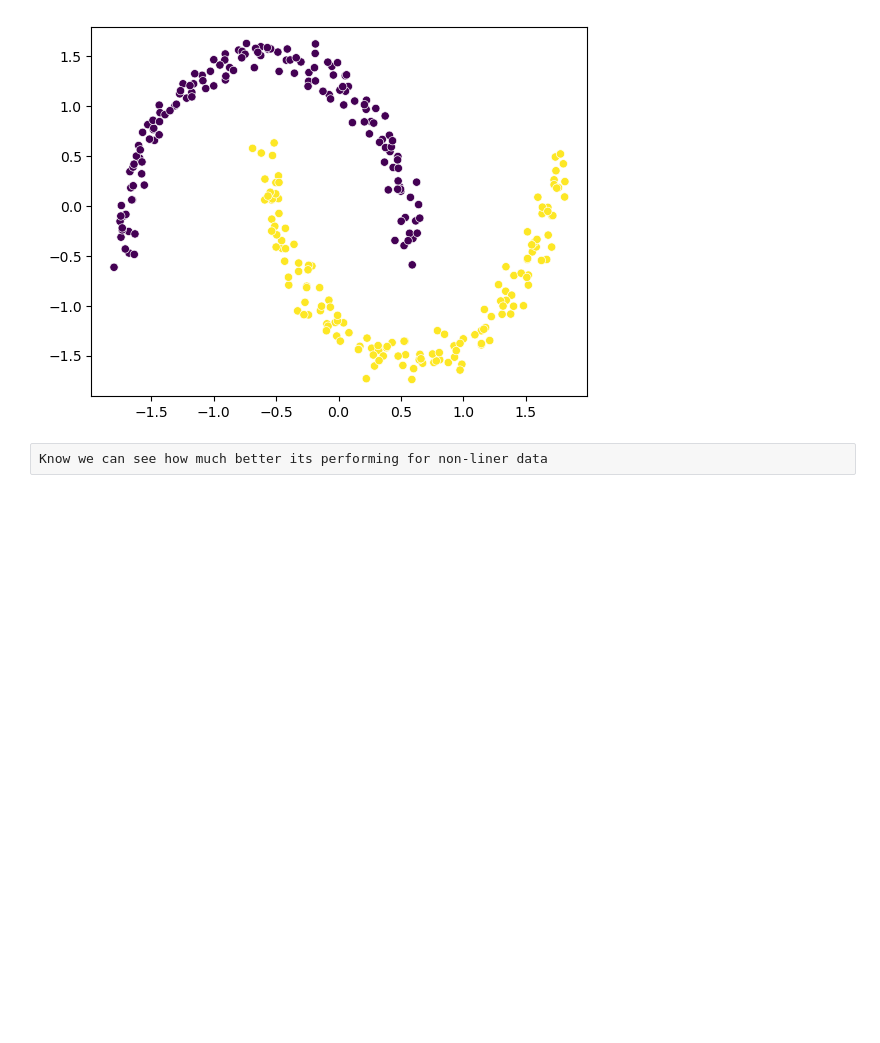
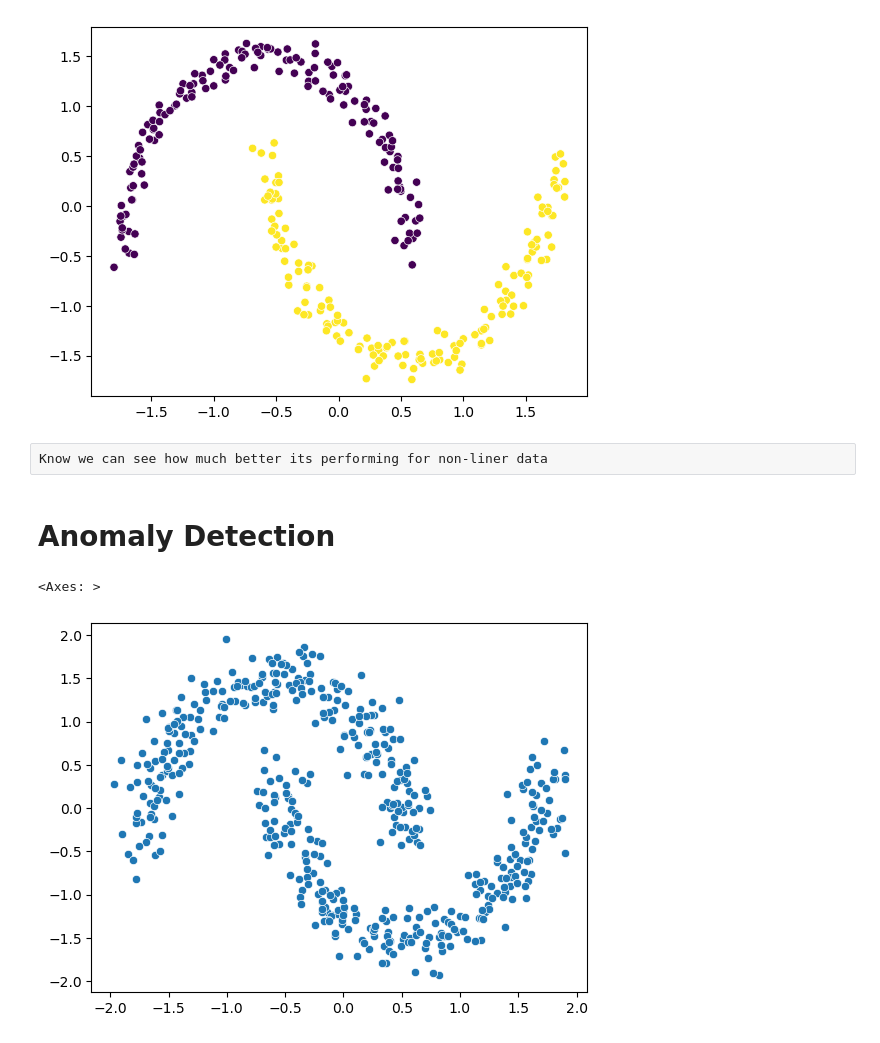
Before and after one commit to Deptek/Daily_learning, a Jupyter notebook: ml/UL/DBSCAN.ipynb, the cells around one changed output. Saved outputs shown, nothing was run; the diff lists cells and outputs as text; code cells hidden in the pictures; blank space fills up the shorter version.

```diff
--- a/ml/UL/DBSCAN.ipynb
+++ b/ml/UL/DBSCAN.ipynb
@@ -94,3 +94,18 @@ sns.scatterplot(x=X_scaled[:,0], y=X_scaled[:,1], c=db_lables)
 [figure]
 # %% [raw]
 Know we can see how much better its performing for non-liner data
+# %% [markdown]
+# Anomaly Detection
+# %%
+X,y= make_moons(
+    n_samples=500,
+    noise= 0.1,
+    random_state=42
+)
+# %%
+X_scaled= scaler.fit_transform(X)
+# %%
+sns.scatterplot(x=X_scaled[:,0],y=X_scaled[:,1])
+# %% [output]
+<Axes: >
+[figure, added]
```
Also changed, not shown: parts of 2 cells of this notebook, 1 other file.
